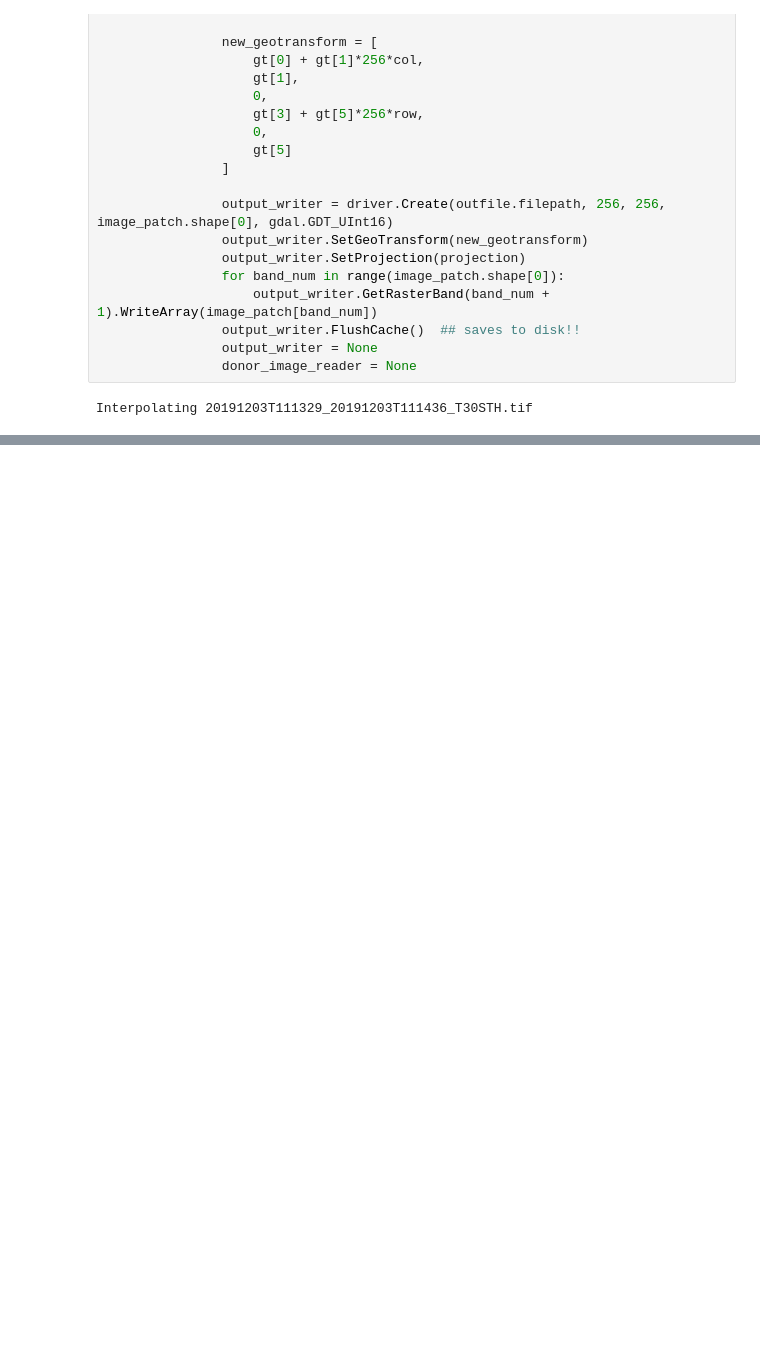
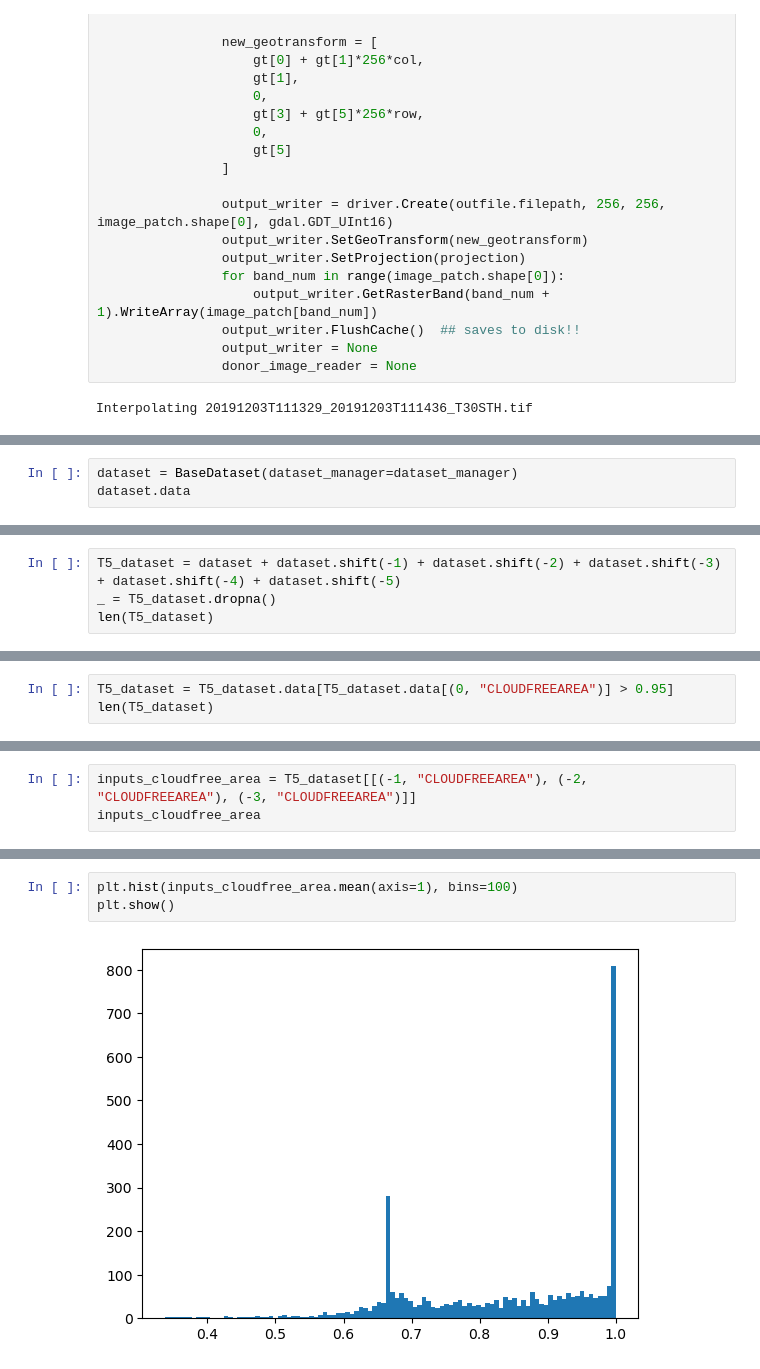
Before and after one commit to shaprann/spatiotemporal, a Jupyter notebook: scripts/Create_Azuaga_dataset.ipynb, the cells around one changed output, grey strips where cells are left out. Drawn from its saved outputs; the diff is of its cells as text; blank space fills up the shorter version.

Commit message:
Update script to create Azuaga dataset

```diff
--- a/scripts/Create_Azuaga_dataset.ipynb
+++ b/scripts/Create_Azuaga_dataset.ipynb
@@ -245,0 +421,3 @@ donor_image_reader = None
+# %%
+dataset = BaseDataset(dataset_manager=dataset_manager)
+dataset.data
@@ -245,0 +440,4 @@ donor_image_reader = None
+# %%
+T5_dataset = dataset + dataset.shift(-1) + dataset.shift(-2) + dataset.shift(-3) + dataset.shift(-4) + dataset.shift(-5)
+_ = T5_dataset.dropna()
+len(T5_dataset)
@@ -245,0 +446,3 @@ donor_image_reader = None
+# %%
+T5_dataset = T5_dataset.data[T5_dataset.data[(0, "CLOUDFREEAREA")] > 0.95]
+len(T5_dataset)
@@ -245,0 +451,3 @@ donor_image_reader = None
+# %%
+inputs_cloudfree_area = T5_dataset[[(-1, "CLOUDFREEAREA"), (-2, "CLOUDFREEAREA"), (-3, "CLOUDFREEAREA")]]
+inputs_cloudfree_area
@@ -245,0 +486,5 @@ donor_image_reader = None
+# %%
+plt.hist(inputs_cloudfree_area.mean(axis=1), bins=100)
+plt.show()
+# %% [output]
+[figure, added]
```
Also changed, not shown: parts of 45 cells of this notebook.
